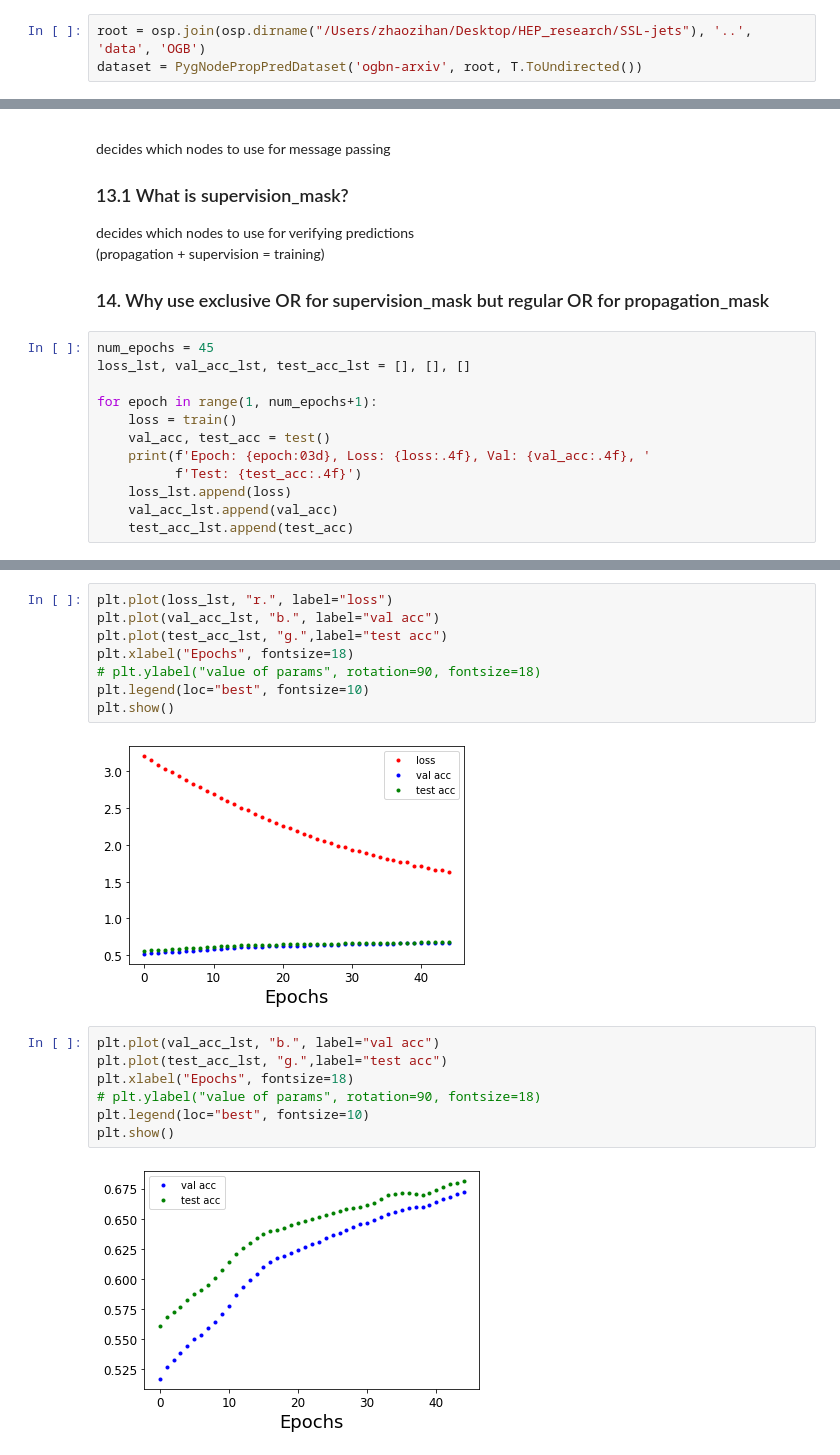
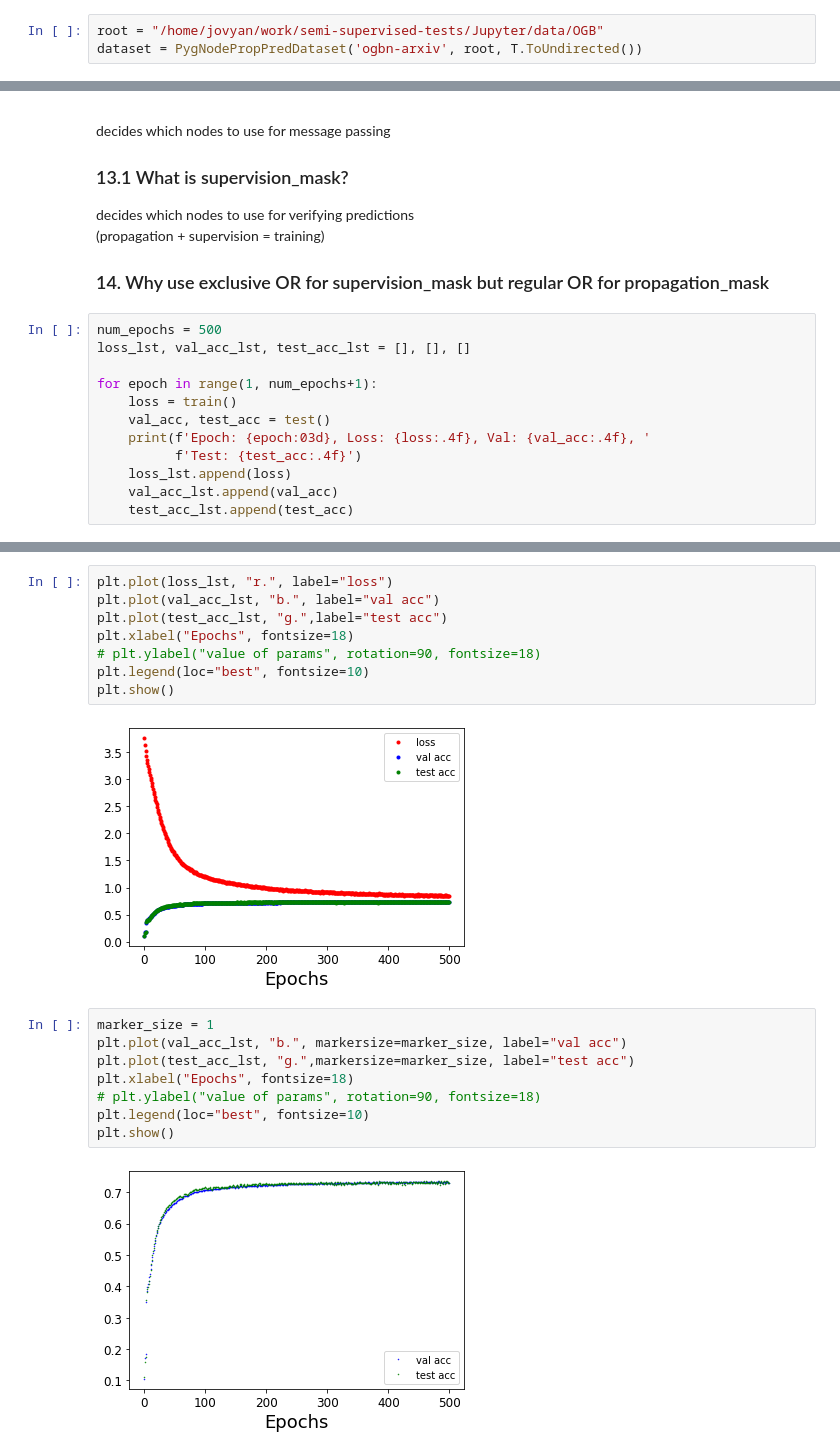
Before and after one commit to JavierZhao/semi-supervised-tests, a Jupyter notebook: Jupyter/unimp_arxiv.ipynb, the cells around one changed output, grey strips where cells are left out. Saved outputs shown, nothing was run; the diff lists cells and outputs as text.

```diff
--- a/Jupyter/unimp_arxiv.ipynb
+++ b/Jupyter/unimp_arxiv.ipynb
@@ -42,3 +15,3 @@ Successfully installed torch-geometric-2.1.0
 # %%
-root = osp.join(osp.dirname("/Users/zhaozihan/Desktop/HEP_research/SSL-jets"), '..', 'data', 'OGB')
+root = "/home/jovyan/work/semi-supervised-tests/Jupyter/data/OGB"
 dataset = PygNodePropPredDataset('ogbn-arxiv', root, T.ToUndirected())
@@ -181,7 +164,7 @@ decides which nodes to use for verifying predictions
 (propagation + supervision = training)
 ### 14. Why use exclusive OR for supervision_mask but regular OR for propagation_mask
 # %%
-num_epochs = 45
+num_epochs = 500
 loss_lst, val_acc_lst, test_acc_lst = [], [], []
 
 for epoch in range(1, num_epochs+1):
@@ -230,14 +210,15 @@ plt.xlabel("Epochs", fontsize=18)
 plt.legend(loc="best", fontsize=10)
 plt.show()
 # %% [output]
-[figure, old version]
+[figure, new version]
 # %%
-plt.plot(val_acc_lst, "b.", label="val acc")
-plt.plot(test_acc_lst, "g.",label="test acc")
+marker_size = 1
+plt.plot(val_acc_lst, "b.", markersize=marker_size, label="val acc")
+plt.plot(test_acc_lst, "g.",markersize=marker_size, label="test acc")
 plt.xlabel("Epochs", fontsize=18)
 # plt.ylabel("value of params", rotation=90, fontsize=18)
 plt.legend(loc="best", fontsize=10)
 plt.show()
 # %% [output]
-[figure, old version]
+[figure, new version]
 # %% [markdown]
```
Also changed, not shown: parts of 9 cells of this notebook, 2 other files.
